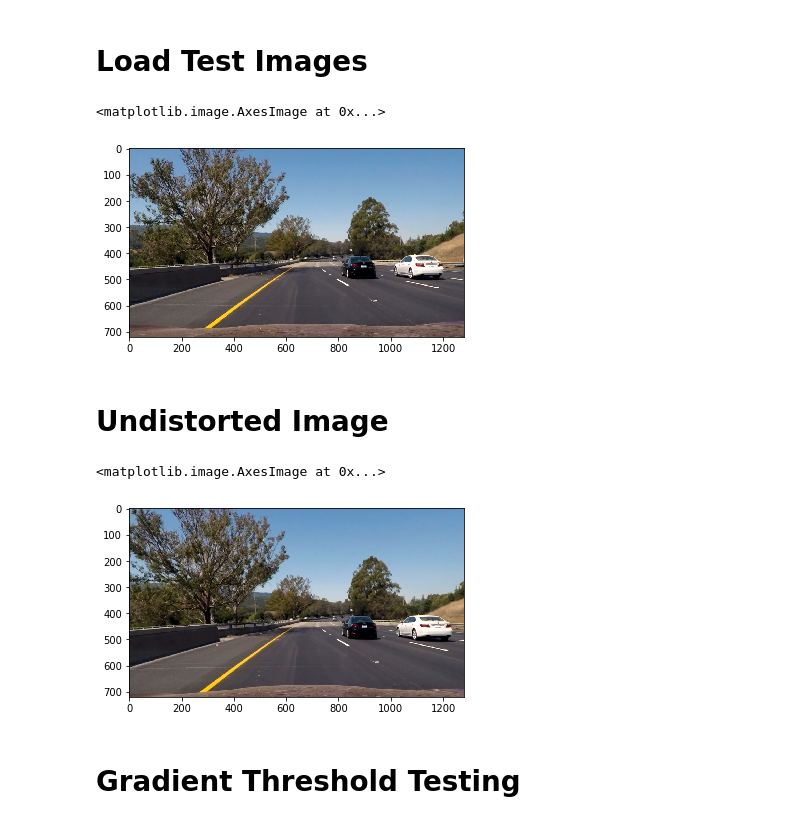
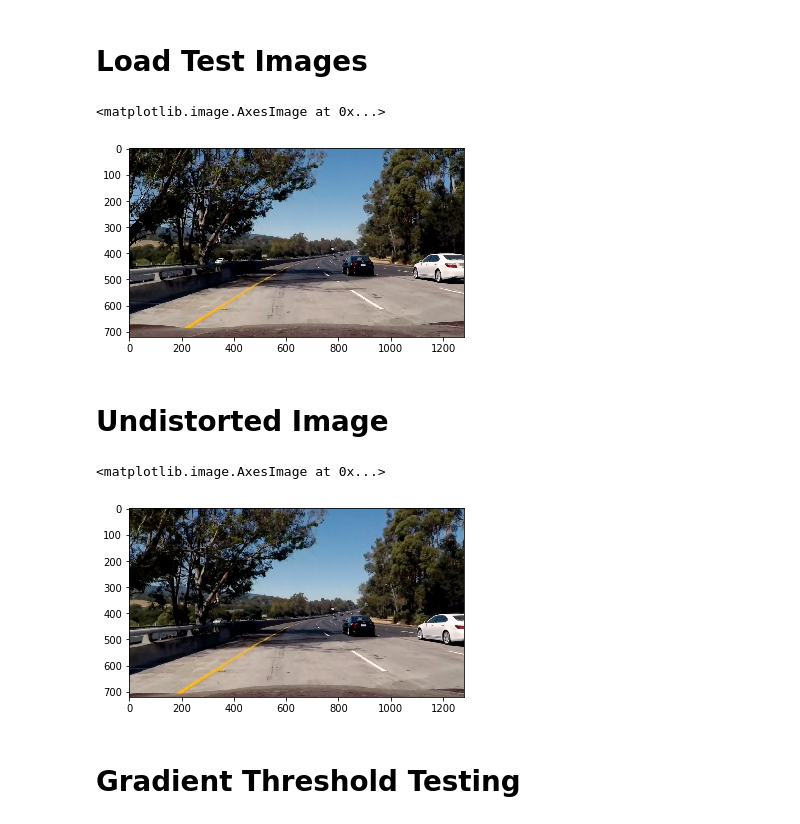
Before and after one commit to YuxiBupt/CarND-Advanced-Lane-Lines, a Jupyter notebook: Avanced-Lane-Finding.ipynb, the cells around one changed output. Drawn from its saved outputs; the diff is of its cells as text; code cells hidden in the pictures.

```diff
--- a/Avanced-Lane-Finding.ipynb
+++ b/Avanced-Lane-Finding.ipynb
@@ -89,19 +89,19 @@ Text(0.5,1,'Undistorted Image')
 # %%
 def load_road_images():
     road_images = []
     paths = glob.glob('test_images/*.jpg')
     for path in paths:
         road_images.append(cv2.cvtColor(cv2.imread(path), cv2.COLOR_BGR2RGB))
 
     return road_images
 
 road_images = load_road_images()
-road_image_num = 0
+road_image_num = 1
 road_image = road_images[road_image_num]
 plt.imshow(road_image)
 # %% [output]
 <matplotlib.image.AxesImage at 0x...>
-[figure, old version]
+[figure, new version]
 # %% [markdown]
 # Undistorted Image
 # %%
@@ -109,7 +109,7 @@ undistorted_image = calibrate_camera(road_image, obj_points, img_points)
 plt.imshow(undistorted_image)
 # %% [output]
 <matplotlib.image.AxesImage at 0x...>
-[figure, old version]
+[figure, new version]
 # %% [markdown]
 # Gradient Threshold Testing
 # %% [markdown]
```
Also changed, not shown: parts of 12 cells of this notebook.
